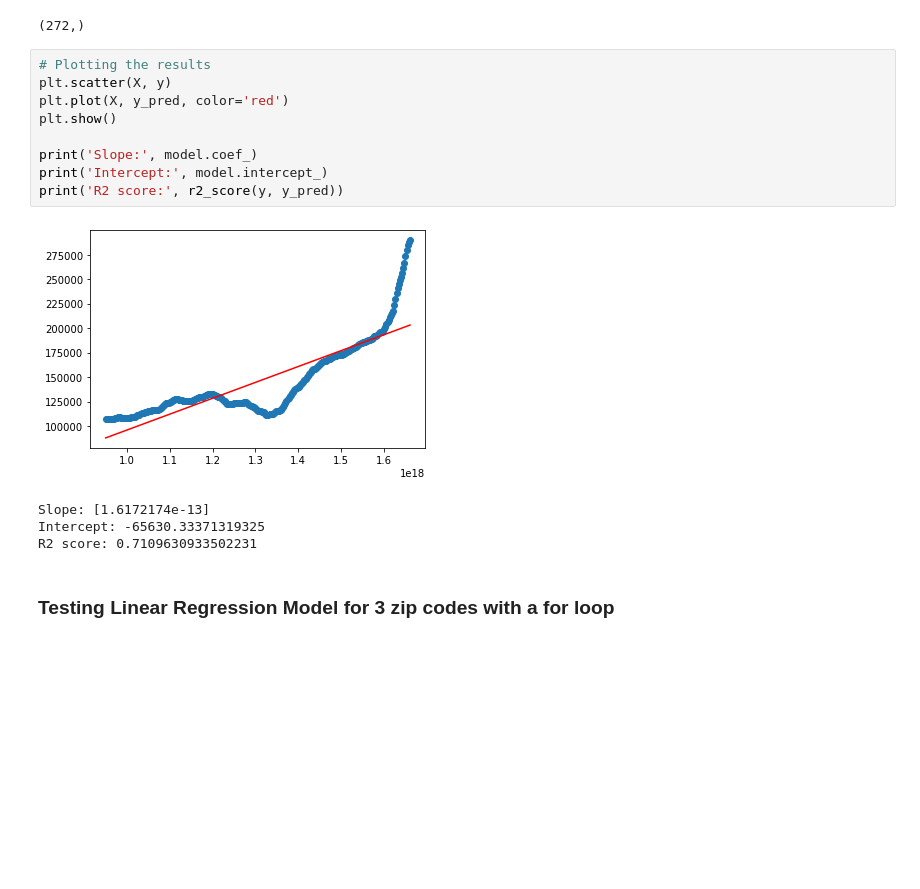
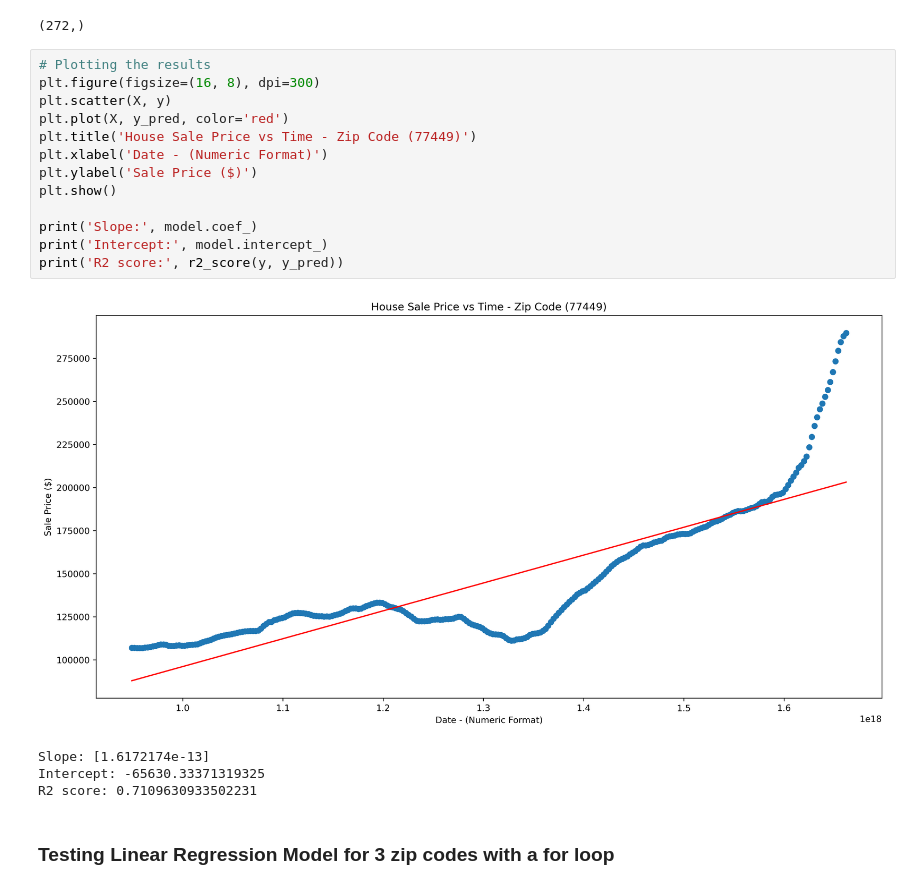
Before and after one commit to mhenson1989/group_one_project, a Jupyter notebook: TX_House_Sale_Price_Forecast_LinearRegression_FirstPass-With_Clean_Data_Final.ipynb, the cells around one changed output. Drawn from its saved outputs; the diff is of its cells as text; blank space fills up the shorter version.

```diff
--- a/TX_House_Sale_Price_Forecast_LinearRegression_FirstPass-With_Clean_Data_Final.ipynb
+++ b/TX_House_Sale_Price_Forecast_LinearRegression_FirstPass-With_Clean_Data_Final.ipynb
@@ -282,15 +285,19 @@ print(y_pred.shape)
 (272,)
 # %%
 # Plotting the results
+plt.figure(figsize=(16, 8), dpi=300)
 plt.scatter(X, y)
 plt.plot(X, y_pred, color='red')
+plt.title('House Sale Price vs Time - Zip Code (77449)')
+plt.xlabel('Date - (Numeric Format)')
+plt.ylabel('Sale Price ($)')
 plt.show()
 
 print('Slope:', model.coef_)
 print('Intercept:', model.intercept_)
 print('R2 score:', r2_score(y, y_pred))
 # %% [output]
-[figure, old version]
+[figure, new version]
 Slope: [1.6172174e-13]
 Intercept: -65630.33371319325
 R2 score: 0.7109630933502231
```
Also changed, not shown: parts of 3 cells of this notebook.
